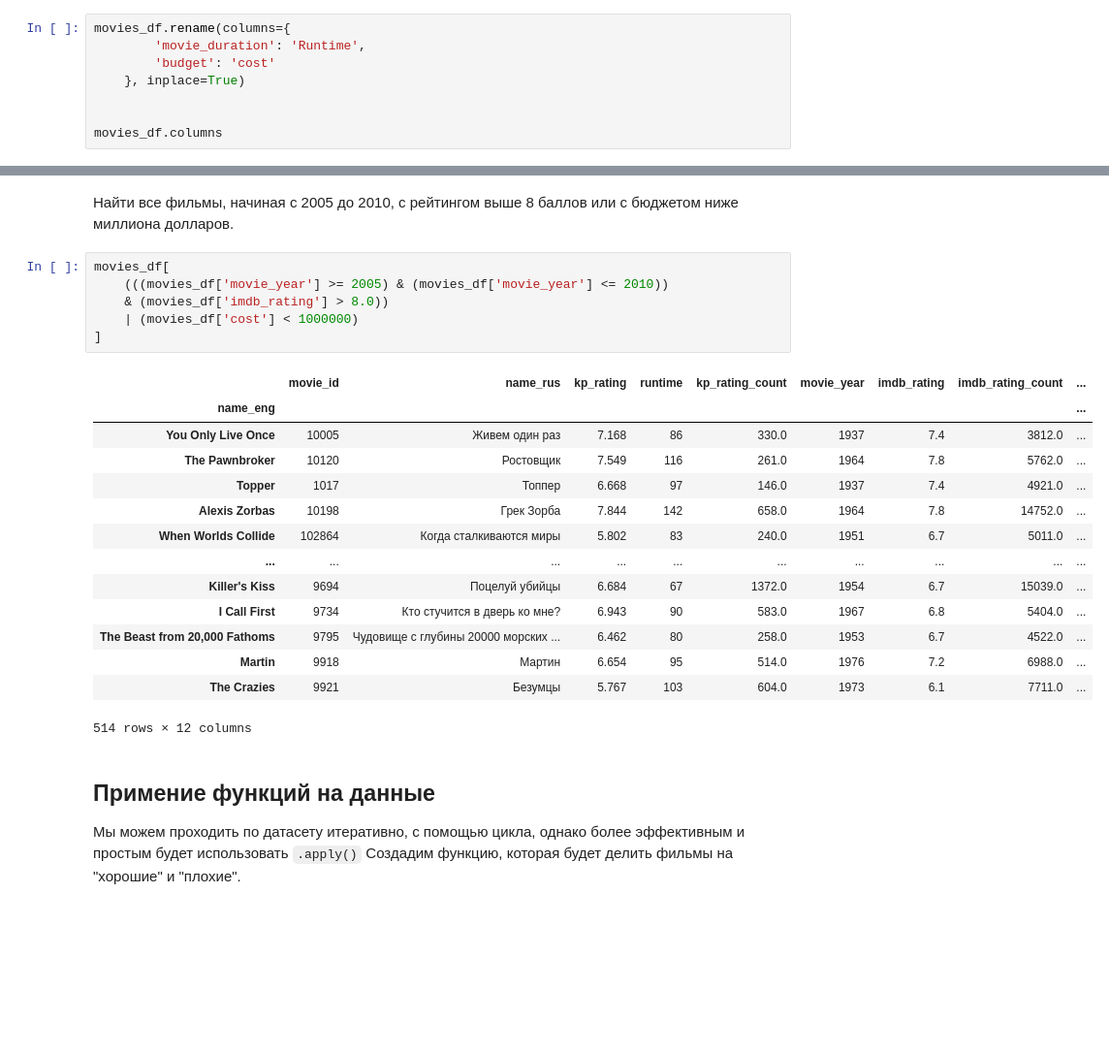
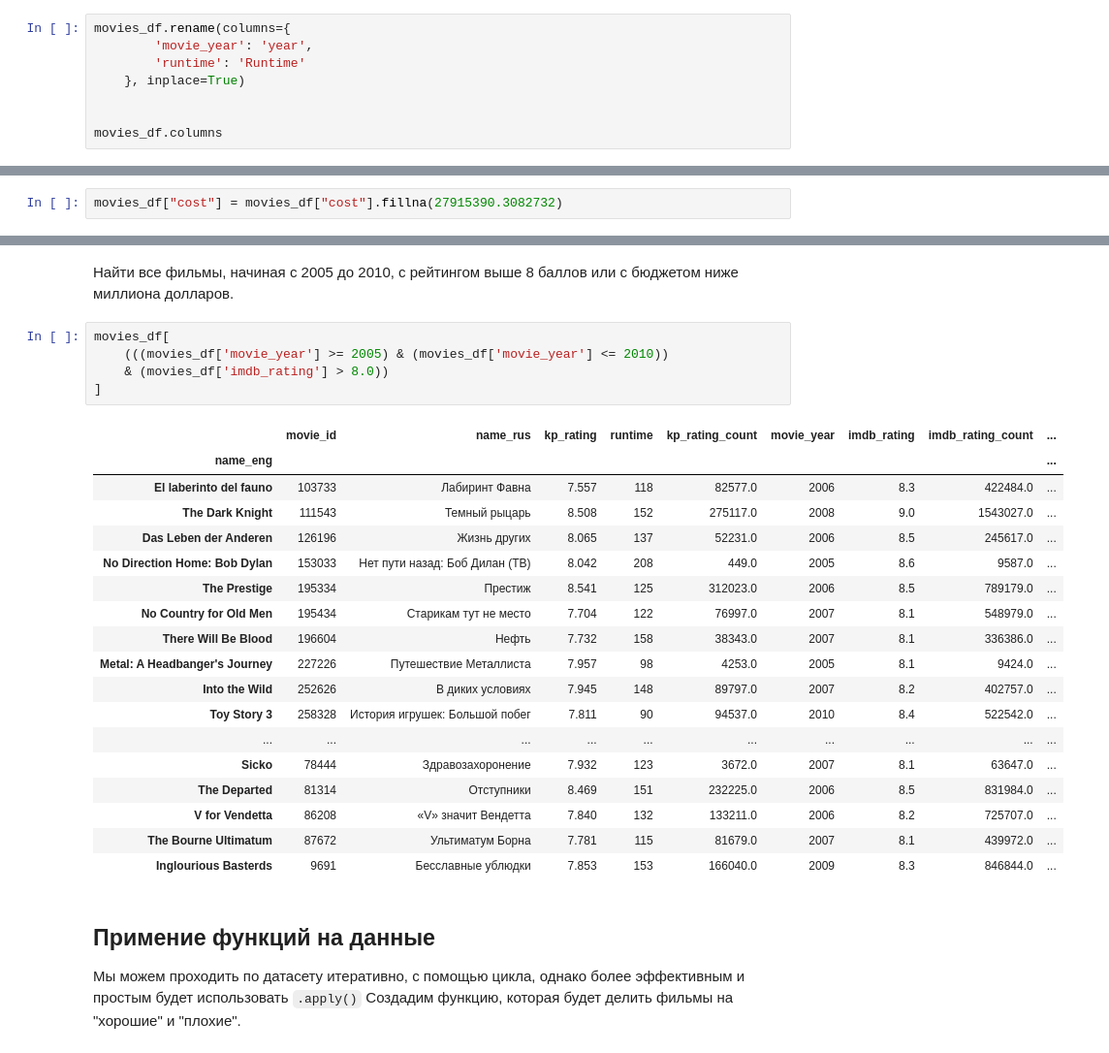
Before and after one commit to TimofeyKorzh/NTOEd, a Jupyter notebook: lec1/notebook.ipynb, the cells around one changed output, grey strips where cells are left out. Shown: that part at 97% size. Drawn from its saved outputs; the diff is of its cells as text; blank space fills up the shorter version.

```diff
--- a/lec1/notebook.ipynb
+++ b/lec1/notebook.ipynb
@@ -217,8 +236,8 @@ Index(['Movie_id', 'Name_rus', 'kp_rating', 'runtime', 'kp_rating_count',
 Используя `.rename()` мы можем переназвать конкретные столбцы передав `dict`:
 # %%
 movies_df.rename(columns={
-        'movie_duration': 'Runtime',
-        'budget': 'cost'
+        'movie_year': 'year',
+        'runtime': 'Runtime'
     }, inplace=True)
 
 
@@ -376,3 +399,5 @@ cost_mean = cost.mean()
 cost_mean
 # %% [output]
 27915390.3082732
+# %%
+movies_df["cost"] = movies_df["cost"].fillna(27915390.3082732)
@@ -598,24 +679,27 @@ movies_df[(movies_df['countries'].isin(["США"])) | (movies_df['kp_rating'] >=
 # %%
 movies_df[
     (((movies_df['movie_year'] >= 2005) & (movies_df['movie_year'] <= 2010))
     & (movies_df['imdb_rating'] > 8.0))
-    | (movies_df['cost'] < 1000000)
 ]
 # %% [output]
 |  | movie_id | name_rus | kp_rating | runtime | kp_rating_count | movie_year | imdb_rating | imdb_rating_count | ... |
 | name_eng |  |  |  |  |  |  |  |  | ... |
-| You Only Live Once | 10005 | Живем один раз | 7.168 | 86 | 330.0 | 1937 | 7.4 | 3812.0 | ... |
-| The Pawnbroker | 10120 | Ростовщик | 7.549 | 116 | 261.0 | 1964 | 7.8 | 5762.0 | ... |
-| Topper | 1017 | Топпер | 6.668 | 97 | 146.0 | 1937 | 7.4 | 4921.0 | ... |
-| Alexis Zorbas | 10198 | Грек Зорба | 7.844 | 142 | 658.0 | 1964 | 7.8 | 14752.0 | ... |
-| When Worlds Collide | 102864 | Когда сталкиваются миры | 5.802 | 83 | 240.0 | 1951 | 6.7 | 5011.0 | ... |
+| El laberinto del fauno | 103733 | Лабиринт Фавна | 7.557 | 118 | 82577.0 | 2006 | 8.3 | 422484.0 | ... |
+| The Dark Knight | 111543 | Темный рыцарь | 8.508 | 152 | 275117.0 | 2008 | 9.0 | 1543027.0 | ... |
+| Das Leben der Anderen | 126196 | Жизнь других | 8.065 | 137 | 52231.0 | 2006 | 8.5 | 245617.0 | ... |
+| No Direction Home: Bob Dylan | 153033 | Нет пути назад: Боб Дилан (ТВ) | 8.042 | 208 | 449.0 | 2005 | 8.6 | 9587.0 | ... |
+| The Prestige | 195334 | Престиж | 8.541 | 125 | 312023.0 | 2006 | 8.5 | 789179.0 | ... |
+| No Country for Old Men | 195434 | Старикам тут не место | 7.704 | 122 | 76997.0 | 2007 | 8.1 | 548979.0 | ... |
+| There Will Be Blood | 196604 | Нефть | 7.732 | 158 | 38343.0 | 2007 | 8.1 | 336386.0 | ... |
+| Metal: A Headbanger's Journey | 227226 | Путешествие Металлиста | 7.957 | 98 | 4253.0 | 2005 | 8.1 | 9424.0 | ... |
+| Into the Wild | 252626 | В диких условиях | 7.945 | 148 | 89797.0 | 2007 | 8.2 | 402757.0 | ... |
+| Toy Story 3 | 258328 | История игрушек: Большой побег | 7.811 | 90 | 94537.0 | 2010 | 8.4 | 522542.0 | ... |
 | ... | ... | ... | ... | ... | ... | ... | ... | ... | ... |
-| Killer's Kiss | 9694 | Поцелуй убийцы | 6.684 | 67 | 1372.0 | 1954 | 6.7 | 15039.0 | ... |
-| I Call First | 9734 | Кто стучится в дверь ко мне? | 6.943 | 90 | 583.0 | 1967 | 6.8 | 5404.0 | ... |
-| The Beast from 20,000 Fathoms | 9795 | Чудовище с глубины 20000 морских ... | 6.462 | 80 | 258.0 | 1953 | 6.7 | 4522.0 | ... |
-| Martin | 9918 | Мартин | 6.654 | 95 | 514.0 | 1976 | 7.2 | 6988.0 | ... |
-| The Crazies | 9921 | Безумцы | 5.767 | 103 | 604.0 | 1973 | 6.1 | 7711.0 | ... |
+| Sicko | 78444 | Здравозахоронение | 7.932 | 123 | 3672.0 | 2007 | 8.1 | 63647.0 | ... |
+| The Departed | 81314 | Отступники | 8.469 | 151 | 232225.0 | 2006 | 8.5 | 831984.0 | ... |
+| V for Vendetta | 86208 | «V» значит Вендетта | 7.840 | 132 | 133211.0 | 2006 | 8.2 | 725707.0 | ... |
+| The Bourne Ultimatum | 87672 | Ультиматум Борна | 7.781 | 115 | 81679.0 | 2007 | 8.1 | 439972.0 | ... |
+| Inglourious Basterds | 9691 | Бесславные ублюдки | 7.853 | 153 | 166040.0 | 2009 | 8.3 | 846844.0 | ... |
-514 rows × 12 columns
 # %% [markdown]
 ## Примение функций на данные
 
```
Also changed, not shown: parts of 20 cells of this notebook, 5 other files.
